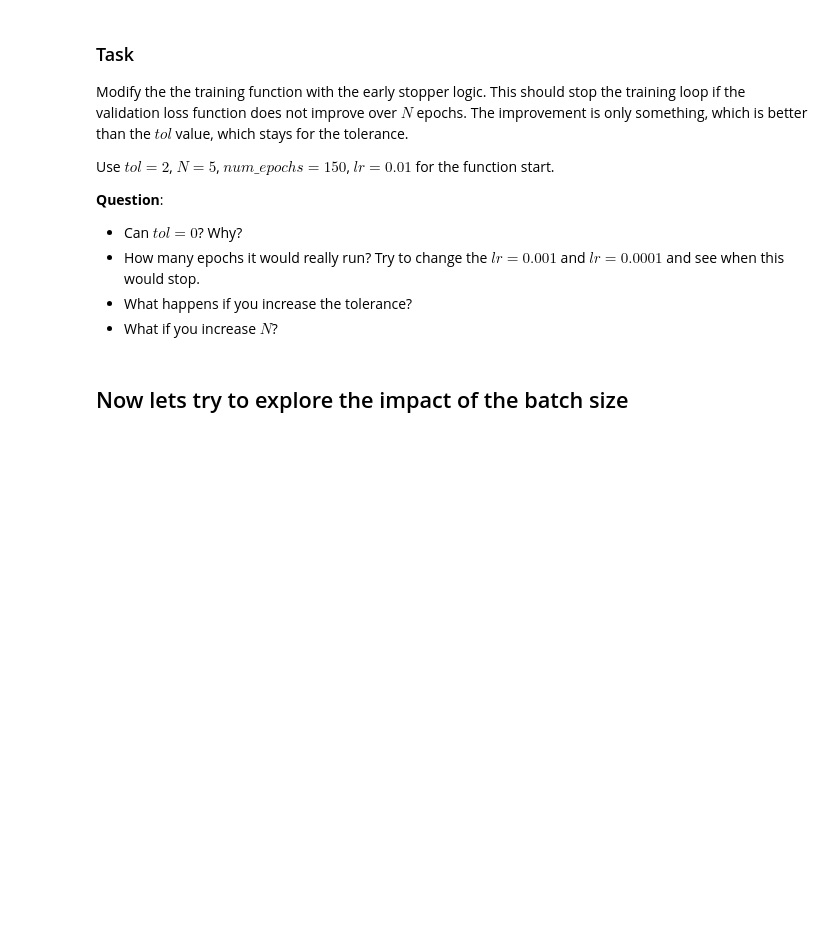
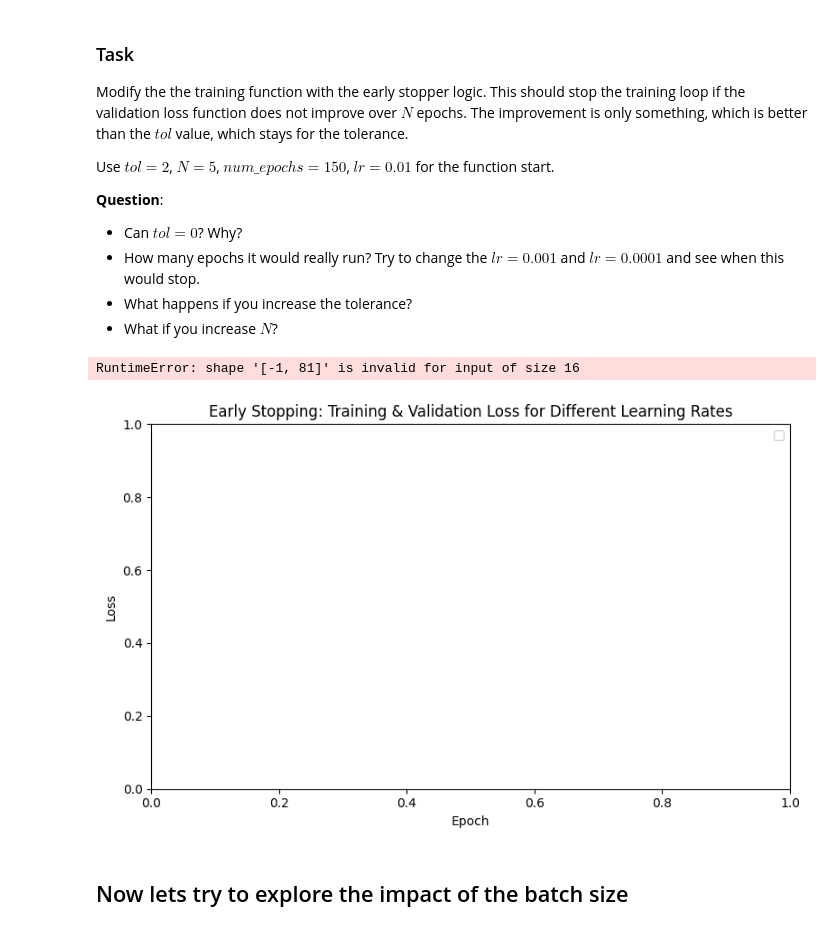
Before and after one commit to klaus0005/ML-Practicals---SoSe25-, a Jupyter notebook: 2_Lilien_Borcherding_Claudiu_Panainte_Henry_Bolte.ipynb, the cells around one changed output. Cells and saved outputs as stored; diff of their text form; code cells hidden in the pictures; blank space fills up the shorter version.

```diff
--- a/2_Lilien_Borcherding_Claudiu_Panainte_Henry_Bolte.ipynb
+++ b/2_Lilien_Borcherding_Claudiu_Panainte_Henry_Bolte.ipynb
@@ -777,3 +862,62 @@ Use $tol=2$, $N=5$, $num\_epochs=150$, $lr=0.01$ for the function start.
+# %%
+lrs       = [0.0001, 0.001, 0.01, 0.1, 1, 10]
+tol       = 0.0
+patience  = 5
+num_epochs = 150
+
+results_es = {}
+
+for lr in lrs:
+    torch.manual_seed(0)
+    model = LinearRegression(input_dim, output_dim)       \
+                .to(device)                              \
+                .float()
+    optimizer = torch.optim.SGD(model.parameters(), lr=lr)
+
+    tr_losses, vl_losses, used_epochs = run_training_es(
+        model=model,
+        train_loader=train_loader,
+        val_loader=val_loader,
+        loss_fn=loss_function,
+        optimizer=optimizer,
+        device=device,
+        num_epochs=num_epochs,
+        tol=tol,
+        patience=patience
+    )
+
+    results_es[lr] = {
+        "train_losses": tr_losses,
+        "val_losses":   vl_losses,
+        "epochs_ran":   used_epochs
+    }
+# %% [output]
+RuntimeError: shape '[-1, 81]' is invalid for input of size 16
+# %%
+## TODO: Visualize the results. What do you see and why?
+plt.figure(figsize=(8, 5))
+for lr, value in results_es.items():
+    # unpack whether value is dict or tuple
+    if isinstance(value, dict):
+        train_losses = value["train_losses"]
+        val_losses   = value["val_losses"]
+        epochs_ran   = int(value["epochs_ran"])
+    else:
+        train_losses, val_losses, epochs_ran = value
+        epochs_ran = int(epochs_ran)
+
+    epochs = list(range(1, epochs_ran + 1))
+    plt.plot(epochs, train_losses, label=f"Train lr={lr}", linestyle='-')
+    plt.plot(epochs, val_losses,   label=f"Val   lr={lr}",   linestyle='--')
+
+plt.xlabel("Epoch")
+plt.ylabel("Loss")
+plt.title("Early Stopping: Training & Validation Loss for Different Learning Rates")
+plt.legend()
+plt.tight_layout()
+plt.show()
+# %% [output]
+[figure, added]
 # %% [markdown]
 ## Now lets try to explore the impact of the batch size
 # %% [markdown]
```
Also changed, not shown: parts of 21 cells of this notebook, 1 other file.
